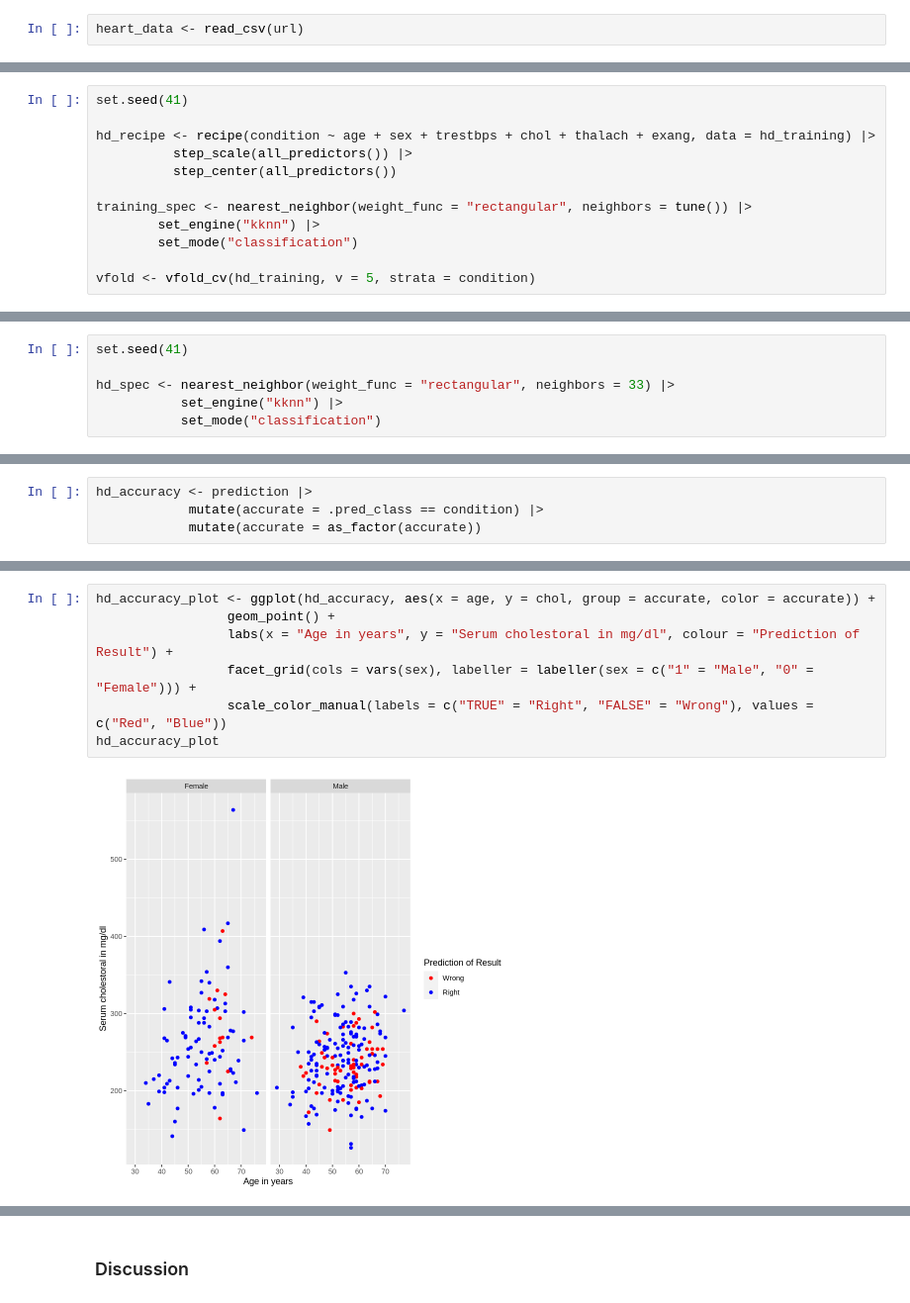
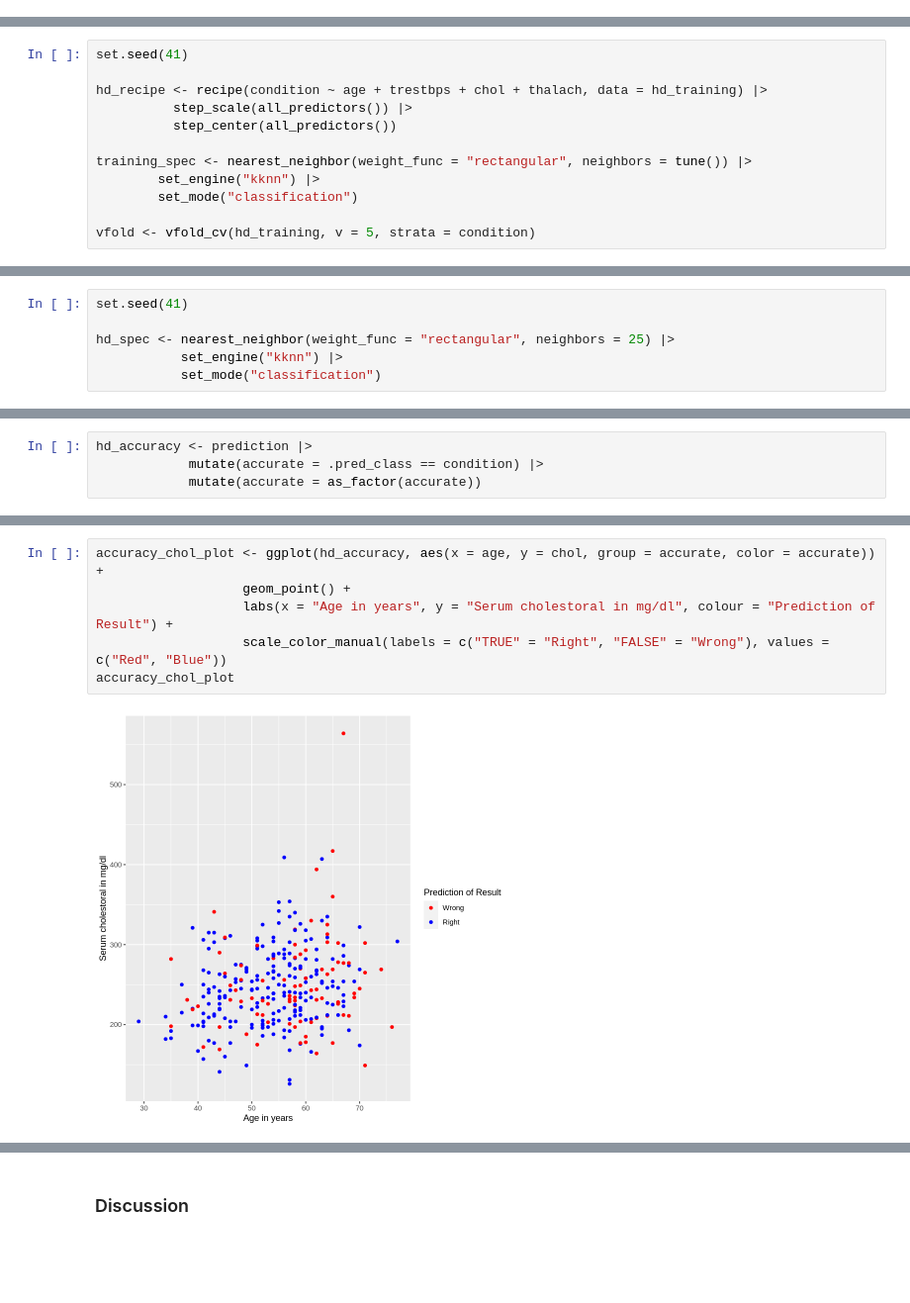
Before and after one commit to zjz02/DSCI-100-Group_41, a Jupyter notebook: Project Zhao.ipynb, the cells around one changed output, grey strips where cells are left out. Shown at 99% size. Drawn from its saved outputs; the diff is of its cells as text; blank space fills up the shorter version.

Commit message:
Edit graphs and model

```diff
--- a/Project Zhao.ipynb
+++ b/Project Zhao.ipynb
@@ -32,2 +49,0 @@ url <- "https://storage.googleapis.com/kagglesdsdata/datasets/576697/1043970/hea
-# %%
-heart_data <- read_csv(url)
@@ -123,7 +117,7 @@ Higher resting blood pressure seems to impact heart disease diagnosis for both m
 # %%
 set.seed(41)
 
-hd_recipe <- recipe(condition ~ age + sex + trestbps + chol + thalach + exang, data = hd_training) |>
+hd_recipe <- recipe(condition ~ age + trestbps + chol + thalach, data = hd_training) |>
           step_scale(all_predictors()) |>
           step_center(all_predictors())
 
@@ -191,7 +185,7 @@ k
 # %%
 set.seed(41)
 
-hd_spec <- nearest_neighbor(weight_func = "rectangular", neighbors = 33) |>
+hd_spec <- nearest_neighbor(weight_func = "rectangular", neighbors = 25) |>
            set_engine("kknn") |>
            set_mode("classification")
 # %%
@@ -242,9 +244,8 @@ hd_accuracy <- prediction |>
 # %%
-hd_accuracy_plot <- ggplot(hd_accuracy, aes(x = age, y = chol, group = accurate, color = accurate)) +
-                 geom_point() +
-                 labs(x = "Age in years", y = "Serum cholestoral in mg/dl", colour = "Prediction of Result") +
-                 facet_grid(cols = vars(sex), labeller = labeller(sex = c("1" = "Male", "0" = "Female"))) +
-                 scale_color_manual(labels = c("TRUE" = "Right", "FALSE" = "Wrong"), values = c("Red", "Blue"))
-hd_accuracy_plot
+accuracy_chol_plot <- ggplot(hd_accuracy, aes(x = age, y = chol, group = accurate, color = accurate)) +
+                   geom_point() +
+                   labs(x = "Age in years", y = "Serum cholestoral in mg/dl", colour = "Prediction of Result") +
+                   scale_color_manual(labels = c("TRUE" = "Right", "FALSE" = "Wrong"), values = c("Red", "Blue"))
+accuracy_chol_plot
 # %% [output]
-[figure, old version]
+[figure, new version]
```
Also changed, not shown: parts of 24 cells of this notebook.
